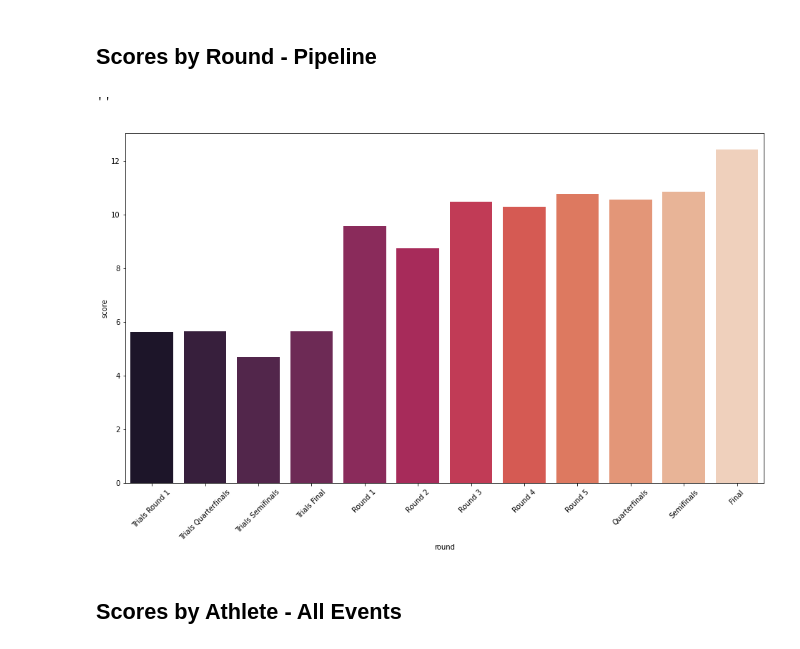
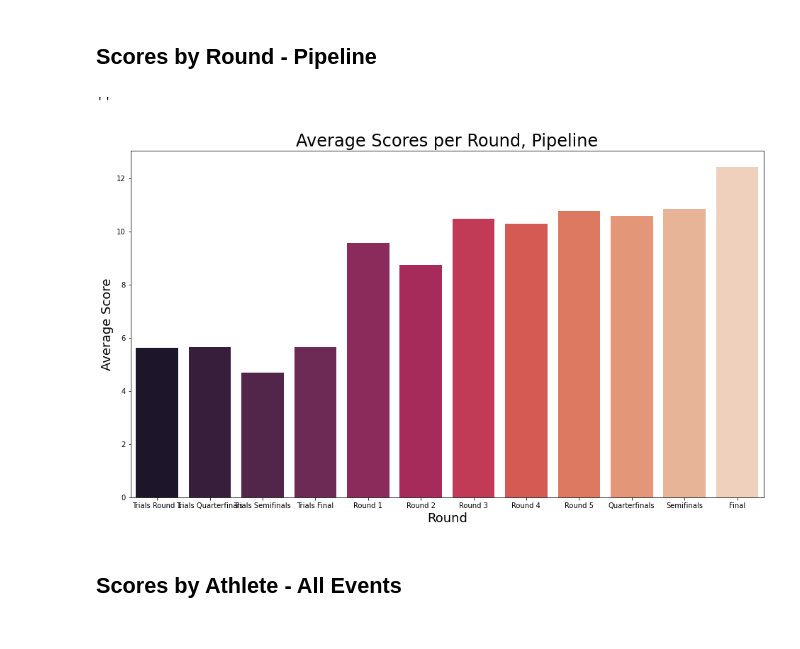
Before and after one commit to pezpet/capstone, a Jupyter notebook: code/05-eda.ipynb, the cells around one changed output. Drawn from its saved outputs; the diff is of its cells as text; code cells hidden in the pictures.

```diff
--- a/code/05-eda.ipynb
+++ b/code/05-eda.ipynb
@@ -184,20 +197,23 @@ plt.xticks(rotation=45)
 # %%
 df = all_events.groupby(by=['event', 'round']).mean()
 df = df.reset_index()
 df = df[df['event'].isin(pipe)]
 plt.figure(figsize=(16,9))
 sns.barplot(
     x=df['round'],
     y=df['score'],
     order=['Trials Round 1', 'Trials Quarterfinals', 'Trials Semifinals', 'Trials Final', 'Round 1', 'Round 2', 'Round 3', 'Round 4', 'Round 5', 'Quarterfinals', 'Semifinals', 'Final'],
     palette='rocket',
     ci=None
 )
-plt.xticks(rotation=45)
+plt.xlabel("Round", size=18)
+plt.ylabel("Average Score", size=18)
+plt.title("Average Scores per Round, Pipeline", size=24)
+plt.savefig('../presentation/figures/avg-scores-per-round-pipe.png')
 ;
 # %% [output]
 ''
-[figure, old version]
+[figure, new version]
 # %% [markdown]
 ## Scores by Athlete - All Events
 # %%
```
Also changed, not shown: parts of 5 cells of this notebook, 5 other files.
